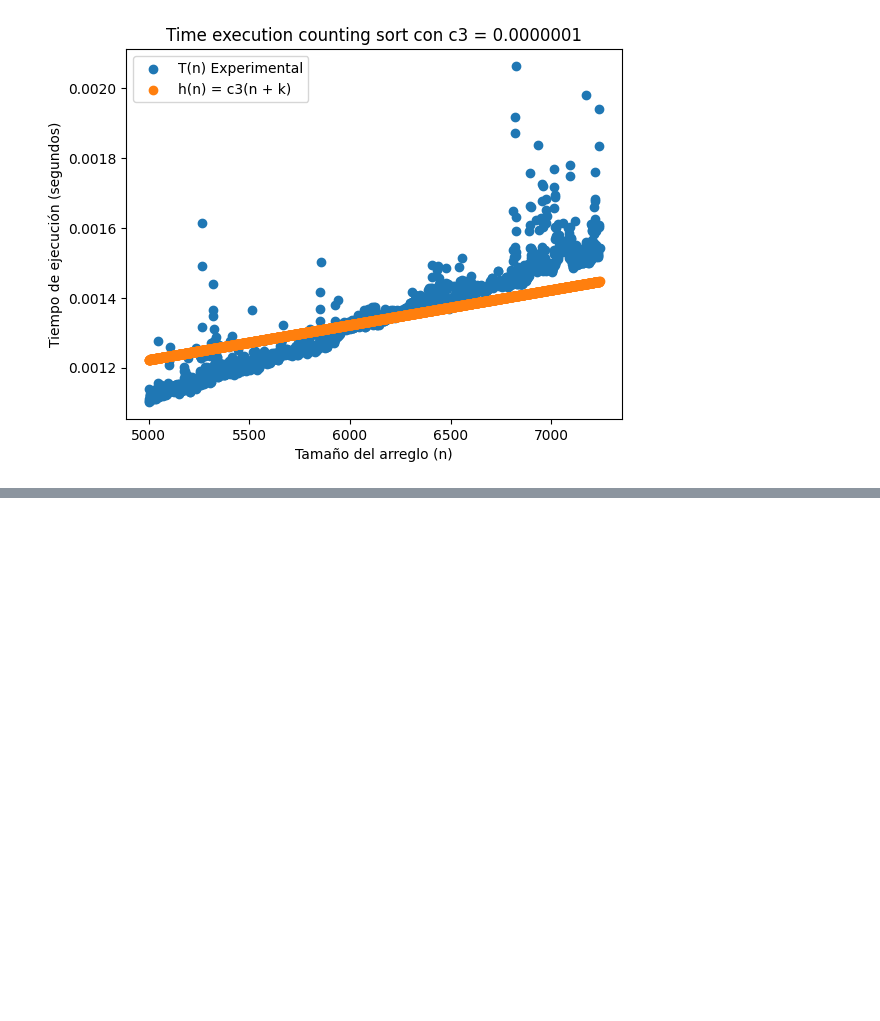
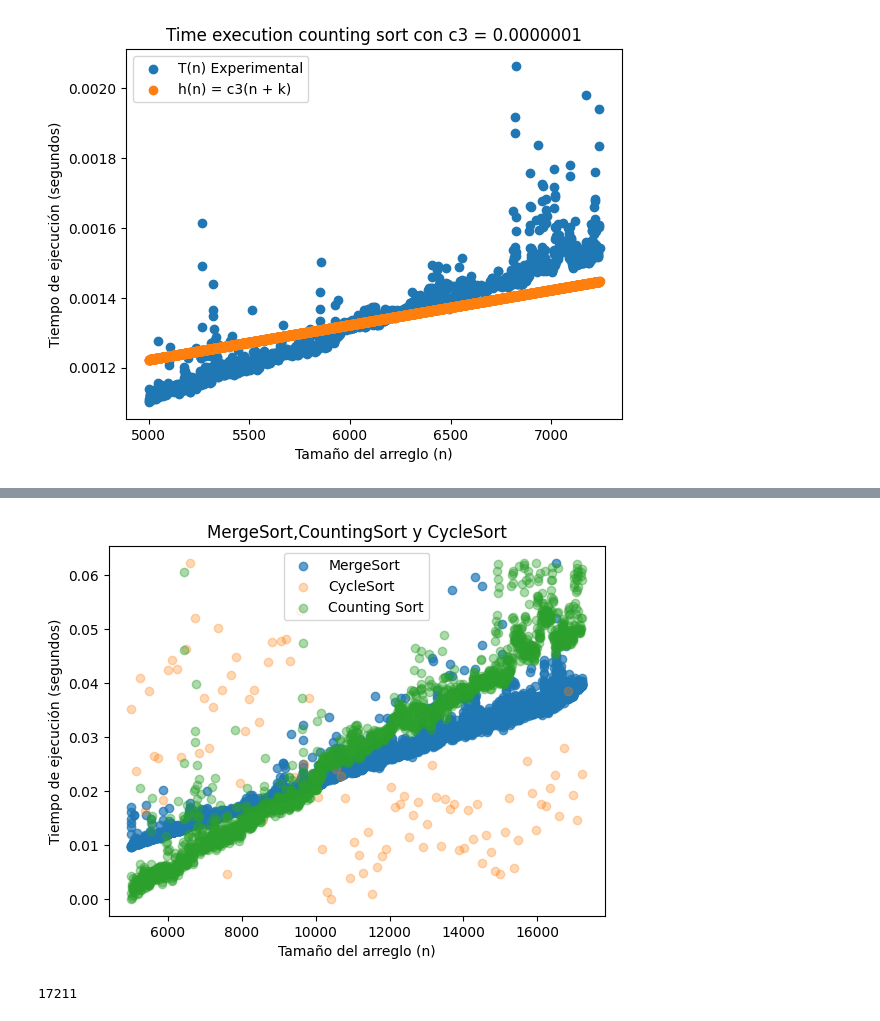
Before and after one commit to MateoG404/Algorithms, a Jupyter notebook: Taller 2/PuntoB/PuntoB.ipynb, the cells around one changed output, grey strips where cells are left out. Saved outputs shown, nothing was run; the diff lists cells and outputs as text; code cells hidden in the pictures; blank space fills up the shorter version.

```diff
--- a/Taller 2/PuntoB/PuntoB.ipynb
+++ b/Taller 2/PuntoB/PuntoB.ipynb
@@ -268,0 +276,33 @@ plt.show()
+# %%
+# Escalar datos
+from sklearn.preprocessing import MinMaxScaler
+
+scaler = MinMaxScaler(feature_range=(0,df_merge_sort['Time Execution'].max()))
+
+scaler2 = MinMaxScaler(feature_range=(5000,n_merge))
+
+
+scaled_column = pd.DataFrame(scaler.fit_transform(df_cycle_sort[['Time Execution']]), columns=['Time Execution'])
+scaled_column_2 = pd.DataFrame(scaler2.fit_transform(df_cycle_sort[['Size']]), columns=['Size'])
+scaled_column_3 = pd.DataFrame(scaler2.fit_transform(df_counting_sort[['Size']]), columns=['Size'])
+scaled_column_4 = pd.DataFrame(scaler.fit_transform(df_counting_sort[['Time Execution']]), columns=['Time Execution'])
+
+df_cycle_sort['Time Execution'] = scaled_column['Time Execution']
+df_counting_sort['Time Execution'] = scaled_column_4['Time Execution']
+df_cycle_sort['Size'] = scaled_column_2['Size']
+df_counting_sort['Size'] = scaled_column_3['Size']
+
+plt.scatter(df_merge_sort['Size'], df_merge_sort['Time Execution'], label='MergeSort',alpha = 0.7)
+plt.scatter(df_cycle_sort['Size'], df_cycle_sort['Time Execution'], label='CycleSort',alpha = 0.3)
+plt.scatter(df_counting_sort['Size'], df_counting_sort['Time Execution'], label='Counting Sort',alpha = 0.4)
+plt.xlabel('Tamaño del arreglo (n)')
+plt.title("MergeSort,CountingSort y CycleSort")
+plt.ylabel('Tiempo de ejecución (segundos)')
+plt.legend()
+plt.show()
+# %% [output]
+[figure, added]
+# %%
+n_merge
+# %% [output]
+17211
```
Also changed, not shown: parts of 17 cells of this notebook, 8 other files.
